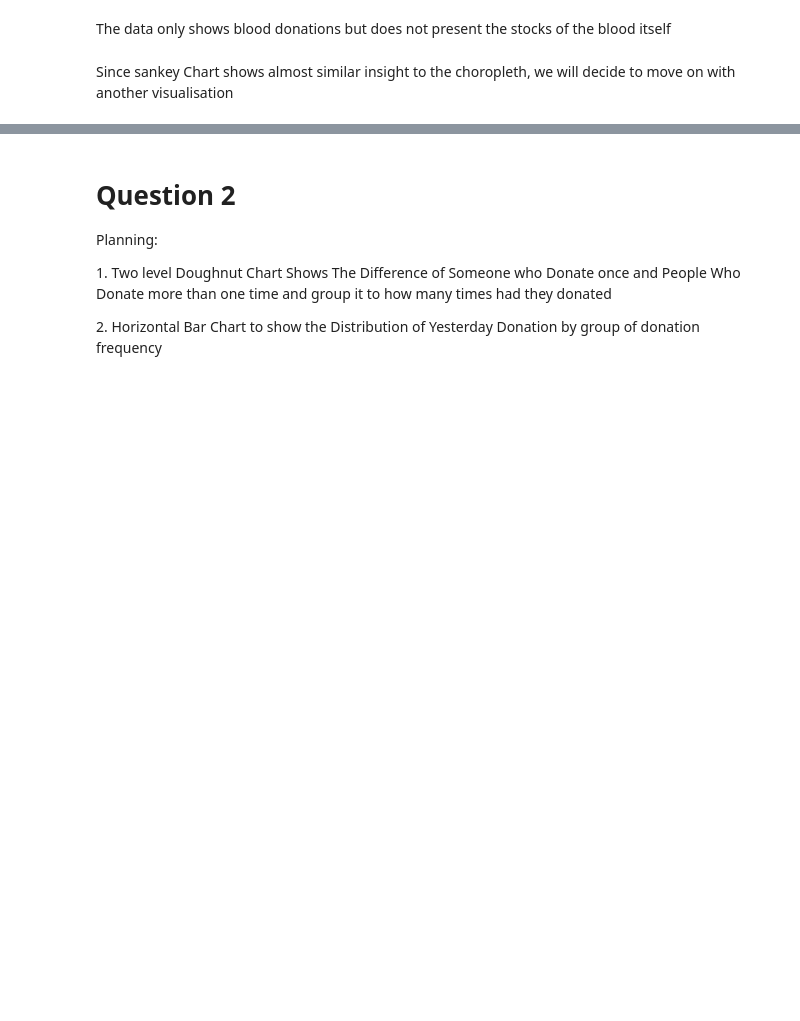
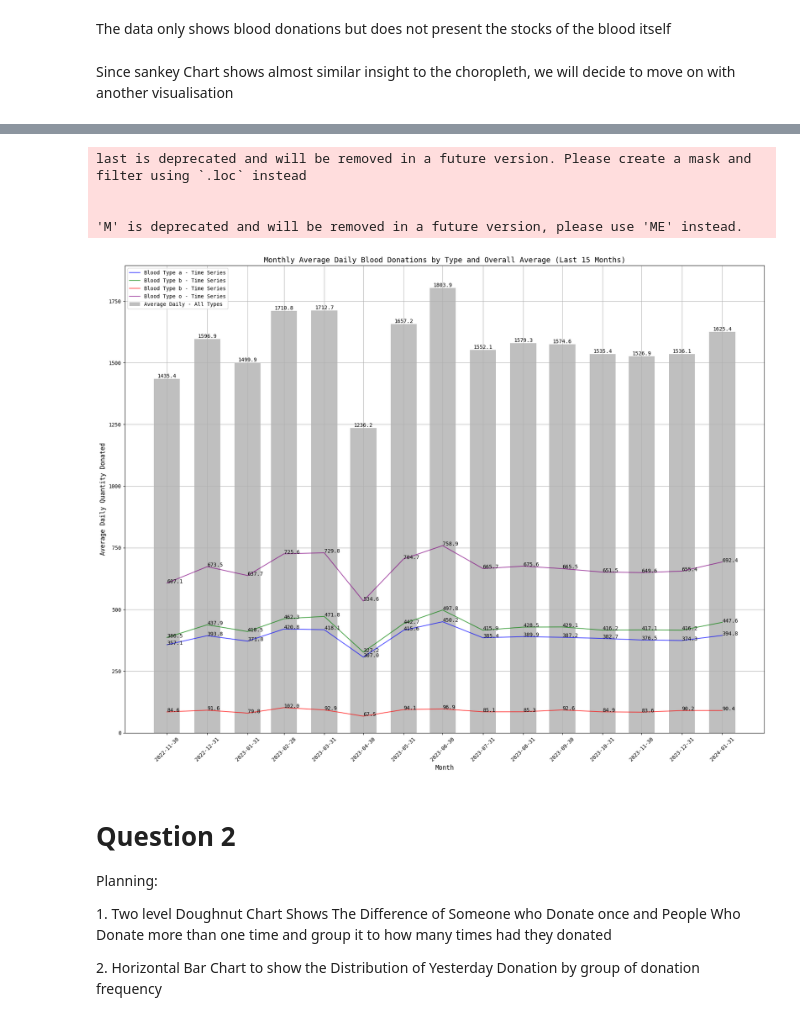
Before and after one commit to adleefuad/blood_donation, a Jupyter notebook: EDA.ipynb, the cells around one changed output, grey strips where cells are left out. Cells and saved outputs as stored; diff of their text form; code cells hidden in the pictures; blank space fills up the shorter version.

Commit message:
Add Time Series of Average Daily Blood Donations per Months by Blood Type

```diff
--- a/EDA.ipynb
+++ b/EDA.ipynb
@@ -341,3 +324,47 @@ Name: hospital, Length: 88, dtype: int64
+# %%
+#Prepare to plot Time Series
+# Grouping data by date
+aggregated_data = facility_df.groupby('date')[['blood_a', 'blood_b', 'blood_ab', 'blood_o','daily']].sum()
+
+# Resampling the data to a monthly frequency and calculating the average daily donations for each blood type
+average_daily_per_month = aggregated_data.resample('ME').mean()
+
+# Selecting the last 15 months for comparison
+last_15_months_avg_daily = average_daily_per_month.last('15M')
+
+# Setting the style for the plot
+plt.rcParams.update({'font.family':'monospace'})
+
+# Creating a larger figure
+plt.figure(figsize=(18, 14))
+
+# Time Series Plot for each blood type with data labels
+for blood_type, color in zip(['blood_a', 'blood_b', 'blood_ab', 'blood_o'], ['blue', 'green', 'red', 'purple']):
+    plt.plot(last_15_months_avg_daily.index, last_15_months_avg_daily[blood_type], label=f'Blood Type {blood_type[-1]} - Time Series', color=color, alpha=0.7)
+    for x, y in zip(last_15_months_avg_daily.index, last_15_months_avg_daily[blood_type]):
+        plt.text(x, y, f'{y:.1f}', color='black', fontsize=10)
+
+# Bar Chart Overlay for average daily donation of all types with data labels
+bar_width = 20  # days
+bars = plt.bar(last_15_months_avg_daily.index, last_15_months_avg_daily['daily'], width=bar_width, label='Average Daily - All Types', color='grey', alpha=0.5)
+for bar in bars:
+    yval = bar.get_height()
+    plt.text(bar.get_x() + bar.get_width()/2.0, yval, f'{yval:.1f}', va='bottom', ha='center', fontsize=10)
+
+plt.title('Monthly Average Daily Blood Donations by Type and Overall Average (Last 15 Months)', fontsize=14)
+plt.xlabel('Month', fontsize=12)
+plt.ylabel('Average Daily Quantity Donated', fontsize=12)
+plt.xticks(last_15_months_avg_daily.index, rotation=45, fontsize=10)
+plt.legend(loc='upper left')
+plt.grid(True)
+plt.tight_layout()
+plt.show()
+# %% [output]
+last is deprecated and will be removed in a future version. Please create a mask and filter using `.loc` instead
+
+
+'M' is deprecated and will be removed in a future version, please use 'ME' instead.
+[figure, added]
 # %% [markdown]
 <h1>Question 2</h1>
 <p>Planning:</p>
```
Also changed, not shown: parts of 3 cells of this notebook.
